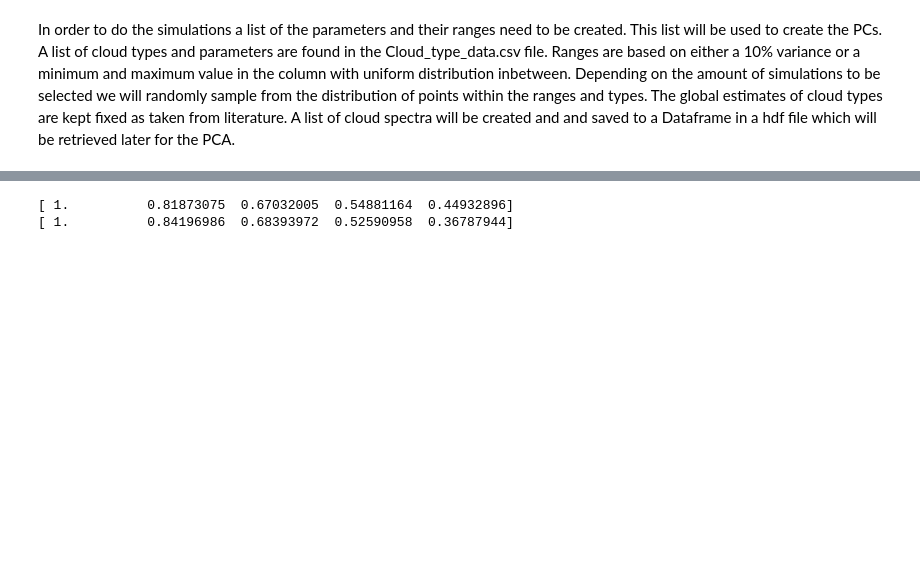
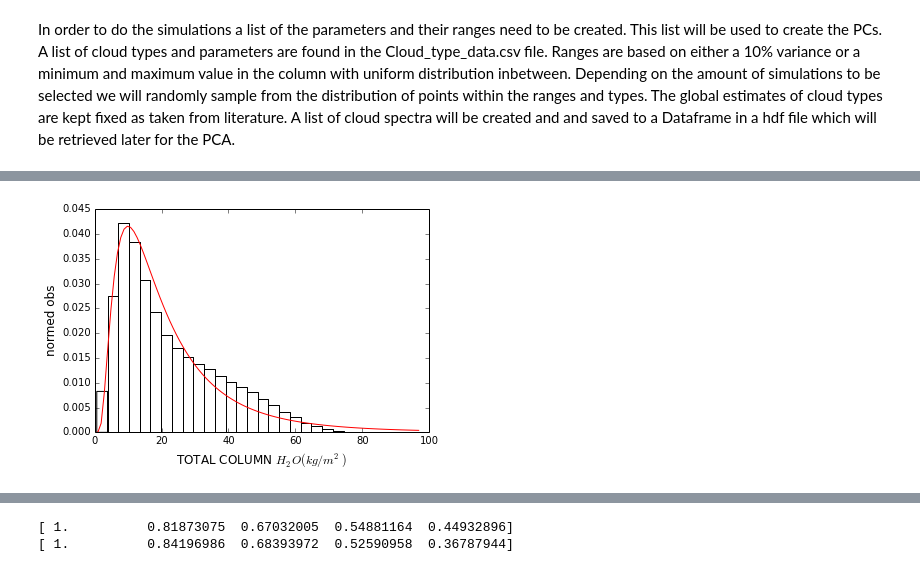
Before and after one commit to malapradej/Fluorescence_PhD, a Jupyter notebook: DASF/DASF_WB1_Clouds.ipynb, the cells around one changed output, grey strips where cells are left out. Saved outputs shown, nothing was run; the diff lists cells and outputs as text; code cells hidden in the pictures; blank space fills up the shorter version.

```diff
--- a/DASF/DASF_WB1_Clouds.ipynb
+++ b/DASF/DASF_WB1_Clouds.ipynb
@@ -127,0 +132,81 @@ plt.show()
+# %%
+# now for lwc or H2O total column from GOME-2 l2 product
+# the files used are per orbit for June and Dec 2007. altogehter 7.9GB of data.
+
+import numpy as np
+from fnmatch import fnmatch
+%matplotlib inline
+import h5py
+import os
+
+root = '/home/malapradej/Documents/PhD_UCL/Data/GOME-2/H2O/atmos.caf.dlr.de/gome2a/offline/2007'
+pattern = '*.HDF5'
+Fns = []
+
+for path, subdirs, files in os.walk(root):
+    for name in files:
+        if fnmatch(name, pattern):
+            Fns.append(os.path.join(path, name))
+
+TC_H2O = []
+TC_H2O_err = []
+
+nfiles = len(Fns)
+
+for i, fn in enumerate(Fns):
+    #print 'file %d or %d.' % (i, nfiles)
+    f = h5py.File(fn, 'r')
+
+    # select ordering of gasses
+    gas = 'H2O'
+    gas_nr = np.where(f[u'META_DATA'][u'MainSpecies'][:]==gas)[0][0]
+
+    # total column
+    # units of kg/m2 (libRadtran MM)
+    # flag needs to be 0 for correct retrieval
+    tc_H2O_flag = f[u'DETAILED_RESULTS'][u'QualityFlags'][:,gas_nr]  # column 5
+    index_flag = np.where(tc_H2O_flag==0)[0]          # index of correct retrievals
+    tc_H2O = f["/TOTAL_COLUMNS"][u'H2O'][:]
+    index_fill = np.where(tc_H2O!=-1)[0]              # fill value of -1
+    tc_H2O_err = f["/TOTAL_COLUMNS"][u'H2O_Error'][:]           # % error
+
+    # view mode in binary
+    # must be nadir (nominal) and descending part of orbit
+    # which is 100000000 or 256
+    view_mode = f[u'GEOLOCATION'][u'ViewMode'][:]
+    index_nadir = np.where(view_mode==256)[0] # index of nadir pixels
+
+    index_good = list(set(index_flag.flatten()) & set(index_nadir.flatten())\
+            & set(index_fill.flatten()))
+
+    tc_H2O = tc_H2O[index_good]
+    tc_H2O_err = tc_H2O_err[index_good]
+
+    TC_H2O.extend(list(tc_H2O))
+    TC_H2O_err.extend(list(tc_H2O_err))
+
+    f.close()
+
+TC_H2O_flat = np.array(TC_H2O).flatten()
+TC_H2O_err_flat = np.array(TC_H2O_err).flatten()
+TC_H2O_flat = np.where(TC_H2O_err_flat>30, np.nan, TC_H2O)
+TC_H2O_flat = TC_H2O_flat[~np.isnan(TC_H2O_flat)]
+
+y = TC_H2O_flat
+weights = np.ones_like(y)/len(y)
+dist = stats.lognorm
+
+x = np.linspace(0, y.max(), 100, endpoint=True)
+# fit
+param_wvc = dist.fit(y) #shape, loc, scale
+pdf_fitted = dist.pdf(x, *param_wvc)
+plt.plot(x, pdf_fitted, color='r')
+
+# plot the histogram
+plt.hist(y, bins=30, normed=True, color='w')
+plt.xlabel(r'TOTAL COLUMN $H_2O (kg/m^2)$', fontsize='large')
+plt.ylabel('normed obs', fontsize='large')
+plt.show()
+print 'shape:%.5e, loc:%.5e, scale:%.5e' %param_wvc # shape:7.63917e-01, loc:5.66790e-01, scale:1.68212e+01
+# %% [output]
+[figure, added]
```
Also changed, not shown: parts of 10 cells of this notebook.
